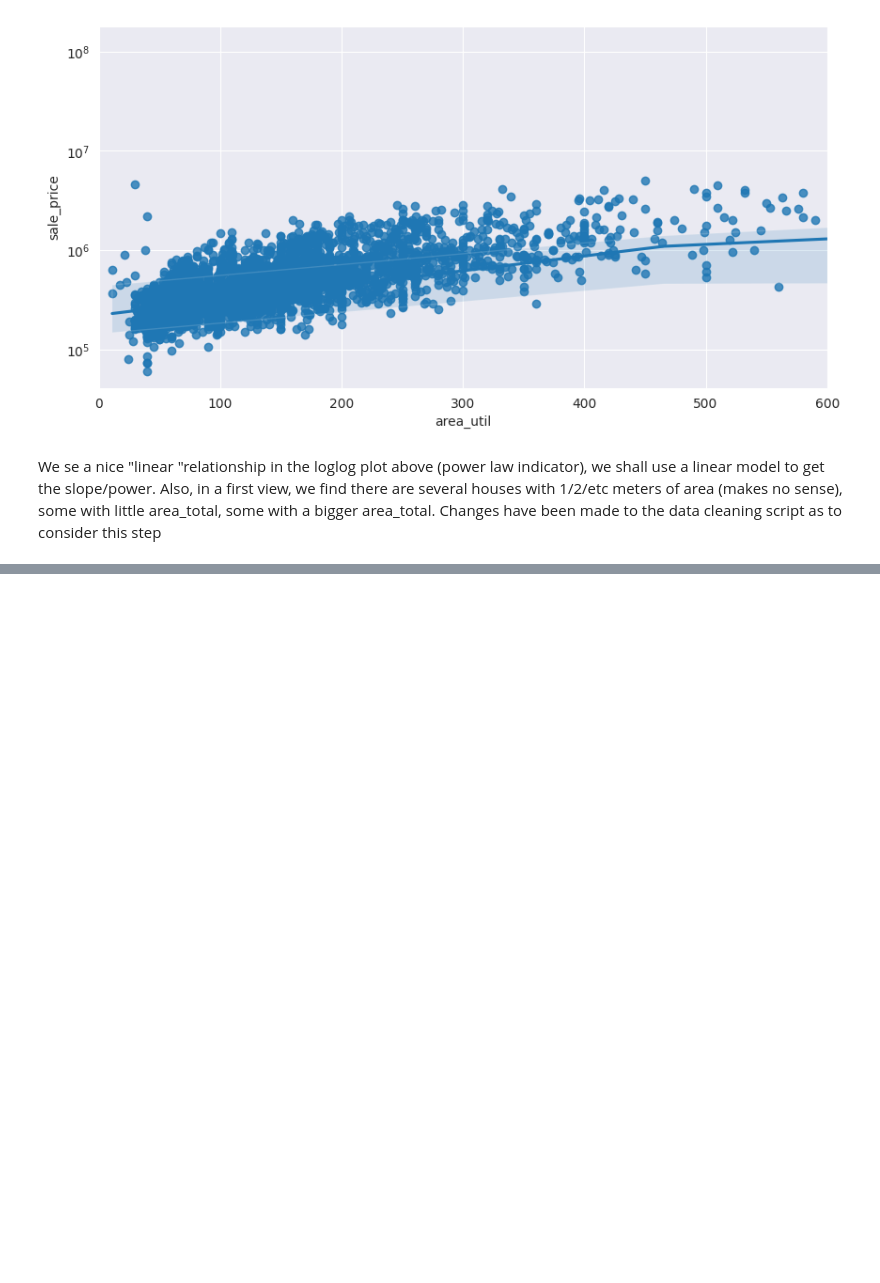
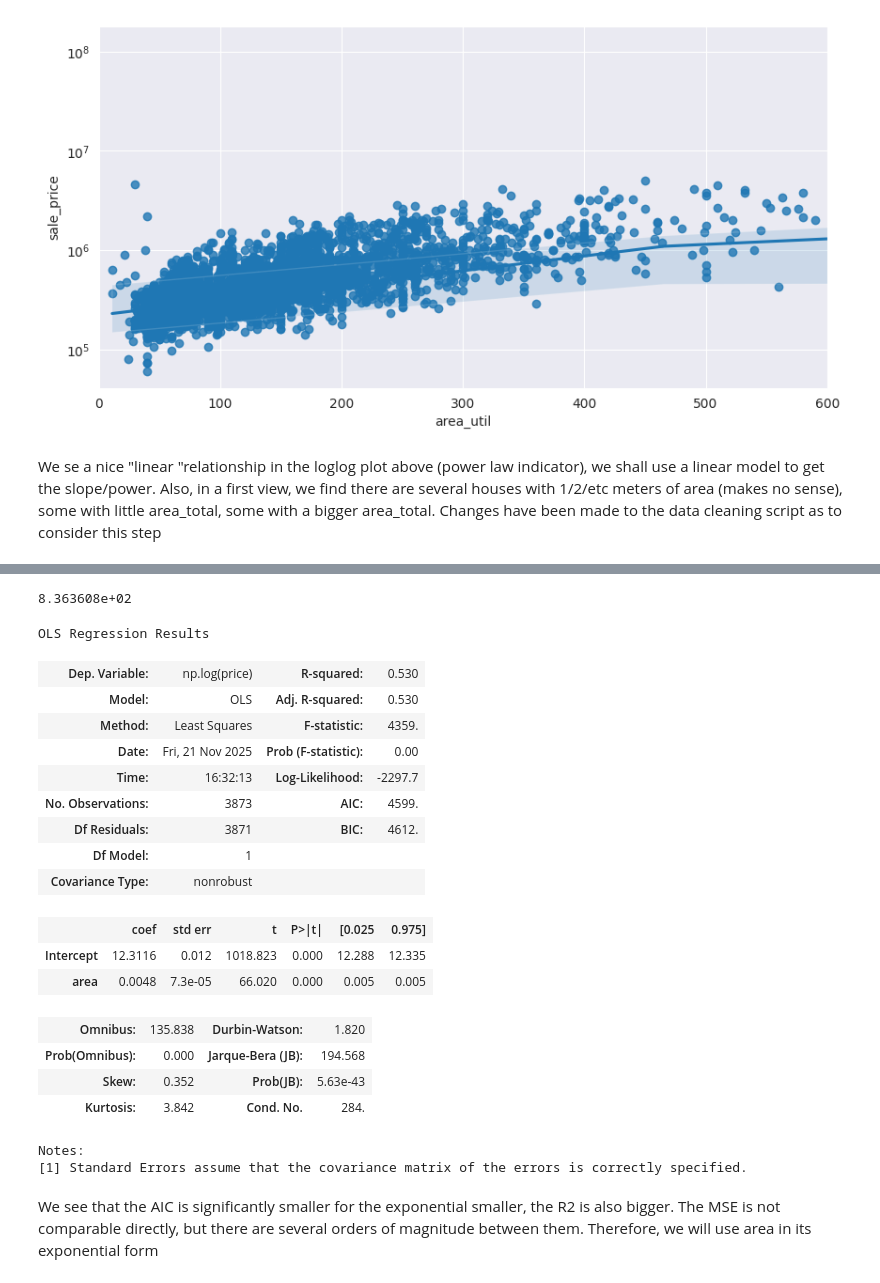
Before and after one commit to clr-cera/IA2025.2, a Jupyter notebook: Trabalho2/eda.ipynb, the cells around one changed output, grey strips where cells are left out. Cells and saved outputs as stored; diff of their text form; code cells hidden in the pictures; blank space fills up the shorter version.

```diff
--- a/Trabalho2/eda.ipynb
+++ b/Trabalho2/eda.ipynb
@@ -159,0 +200,26 @@ Notes:
+# %%
+print(f"{model_exp.mse_model:e}")
+model_exp.summary()
+# %% [output]
+8.363608e+02
+OLS Regression Results
+| Dep. Variable: | np.log(price) | R-squared: | 0.530 |
+| Model: | OLS | Adj. R-squared: | 0.530 |
+| Method: | Least Squares | F-statistic: | 4359. |
+| Date: | Fri, 21 Nov 2025 | Prob (F-statistic): | 0.00 |
+| Time: | 16:32:13 | Log-Likelihood: | -2297.7 |
+| No. Observations: | 3873 | AIC: | 4599. |
+| Df Residuals: | 3871 | BIC: | 4612. |
+| Df Model: | 1 |  |  |
+| Covariance Type: | nonrobust |  |  |
+|  | coef | std err | t | P>|t| | [0.025 | 0.975] |
+| Intercept | 12.3116 | 0.012 | 1018.823 | 0.000 | 12.288 | 12.335 |
+| area | 0.0048 | 7.3e-05 | 66.020 | 0.000 | 0.005 | 0.005 |
+| Omnibus: | 135.838 | Durbin-Watson: | 1.820 |
+| Prob(Omnibus): | 0.000 | Jarque-Bera (JB): | 194.568 |
+| Skew: | 0.352 | Prob(JB): | 5.63e-43 |
+| Kurtosis: | 3.842 | Cond. No. | 284. |
+Notes:
+[1] Standard Errors assume that the covariance matrix of the errors is correctly specified.
+# %% [markdown]
+We see that the AIC is significantly smaller for the exponential smaller, the R2 is also bigger. The MSE is not comparable directly, but there are several orders of magnitude between them. Therefore, we will use area in its exponential form
```
Also changed, not shown: parts of 3 cells of this notebook.
